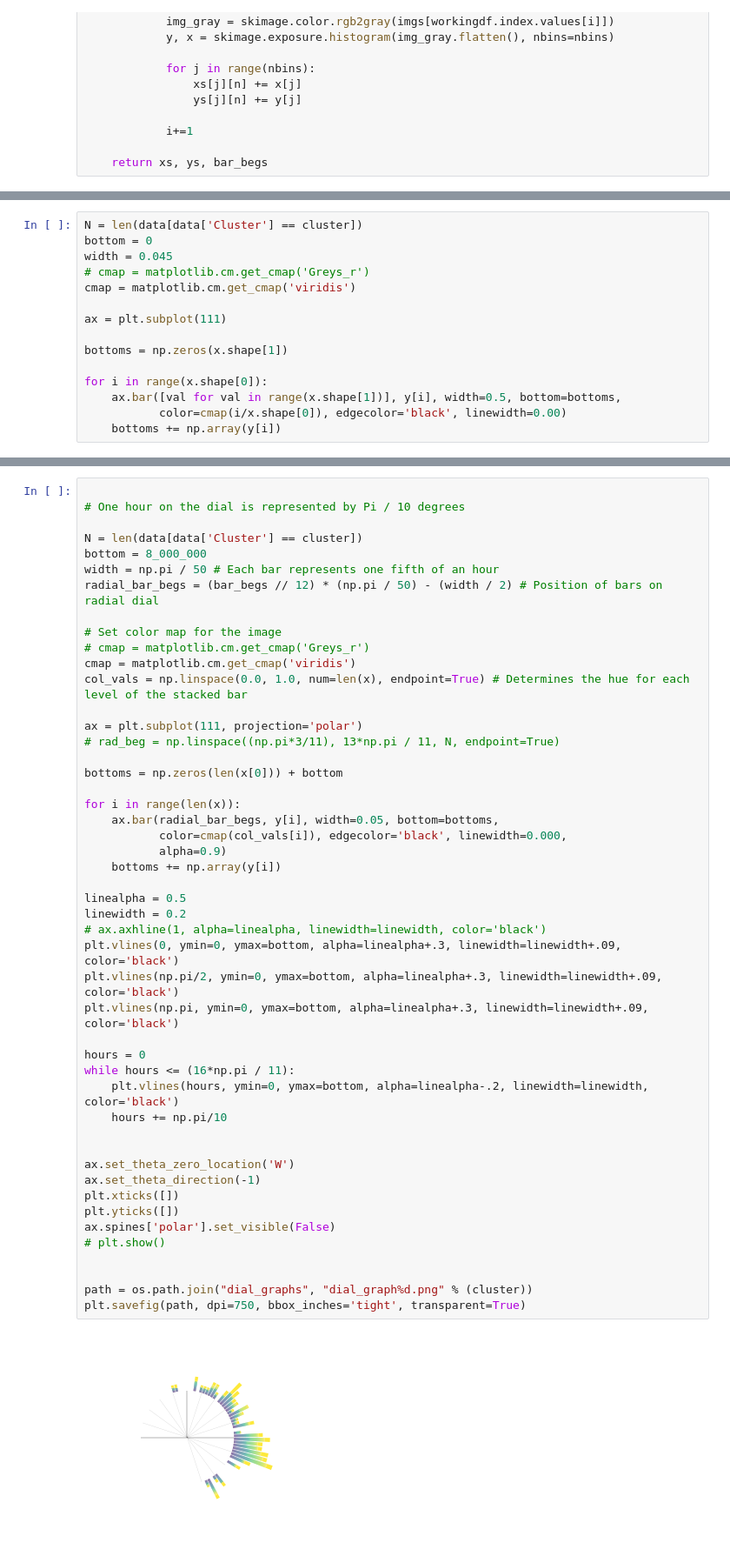
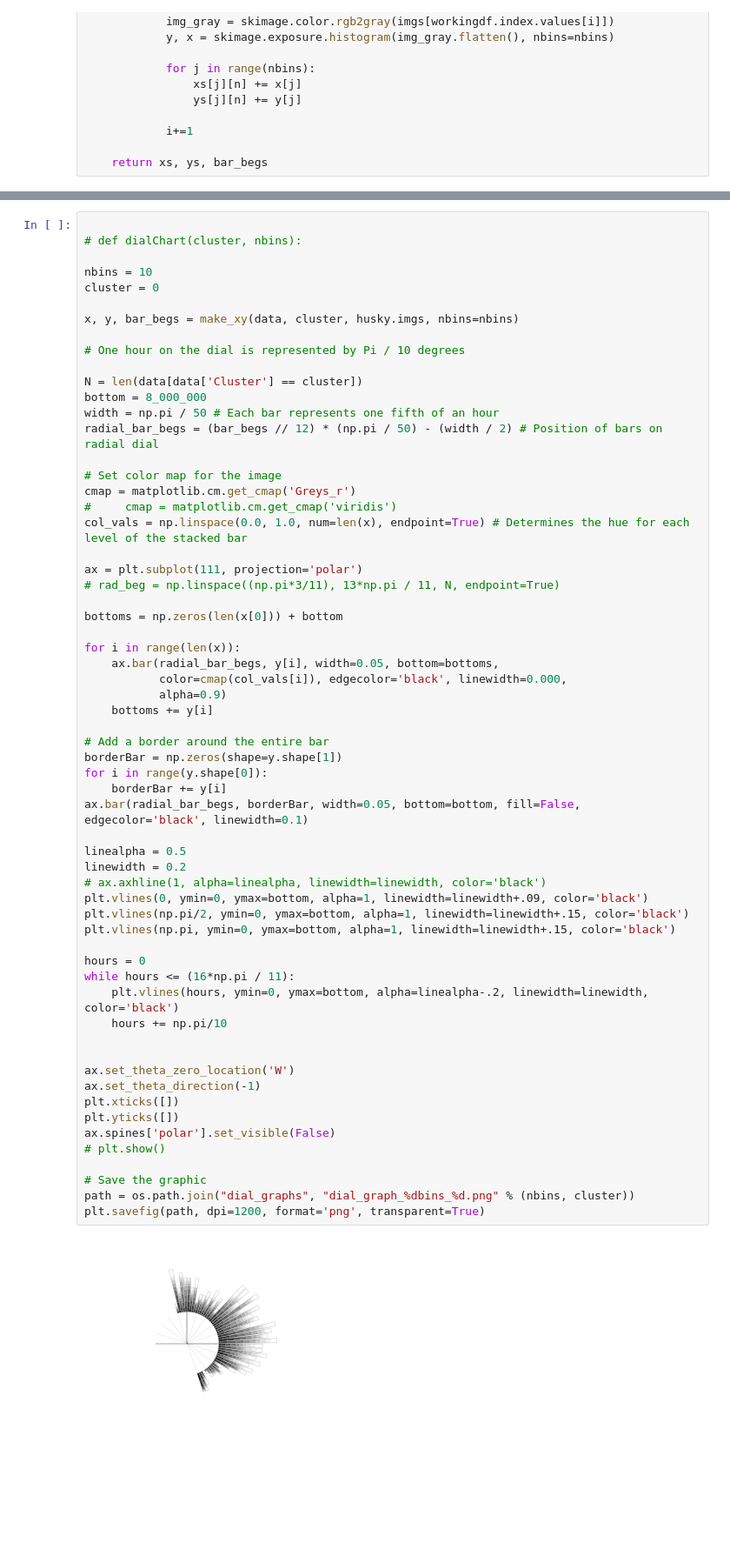
Before and after one commit to SundryTomatoes/gnomon, a Jupyter notebook: dial_pixel_graph.ipynb, the cells around one changed output, grey strips where cells are left out. Shown: that part at 87% size. Drawn from its saved outputs; the diff is of its cells as text; blank space fills up the shorter version.

Commit message:
Fixed dial graph

```diff
--- a/dial_pixel_graph.ipynb
+++ b/dial_pixel_graph.ipynb
@@ -141,15 +112,0 @@ See the caveats in the documentation: http://pandas.pydata.org/pandas-docs/stabl
-# %%
-N = len(data[data['Cluster'] == cluster])
-bottom = 0
-width = 0.045
-# cmap = matplotlib.cm.get_cmap('Greys_r')
-cmap = matplotlib.cm.get_cmap('viridis')
-
-ax = plt.subplot(111)
-
-bottoms = np.zeros(x.shape[1])
-
-for i in range(x.shape[0]):
-    ax.bar([val for val in range(x.shape[1])], y[i], width=0.5, bottom=bottoms,
-           color=cmap(i/x.shape[0]), edgecolor='black', linewidth=0.00)
-    bottoms += np.array(y[i])
@@ -204,4 +113,11 @@ See the caveats in the documentation: http://pandas.pydata.org/pandas-docs/stabl
 # %%
+
+# def dialChart(cluster, nbins):
+
+nbins = 10
+cluster = 0
+
+x, y, bar_begs = make_xy(data, cluster, husky.imgs, nbins=nbins)
 
 # One hour on the dial is represented by Pi / 10 degrees
 
@@ -211,43 +127,49 @@ width = np.pi / 50 # Each bar represents one fifth of an hour
 radial_bar_begs = (bar_begs // 12) * (np.pi / 50) - (width / 2) # Position of bars on radial dial
 
 # Set color map for the image
-# cmap = matplotlib.cm.get_cmap('Greys_r')
-cmap = matplotlib.cm.get_cmap('viridis')
+cmap = matplotlib.cm.get_cmap('Greys_r')
+#     cmap = matplotlib.cm.get_cmap('viridis')
 col_vals = np.linspace(0.0, 1.0, num=len(x), endpoint=True) # Determines the hue for each level of the stacked bar
 
 ax = plt.subplot(111, projection='polar')
 # rad_beg = np.linspace((np.pi*3/11), 13*np.pi / 11, N, endpoint=True)
 
 bottoms = np.zeros(len(x[0])) + bottom
 
 for i in range(len(x)):
     ax.bar(radial_bar_begs, y[i], width=0.05, bottom=bottoms,
            color=cmap(col_vals[i]), edgecolor='black', linewidth=0.000,
            alpha=0.9)
-    bottoms += np.array(y[i])
+    bottoms += y[i]
+
+# Add a border around the entire bar
+borderBar = np.zeros(shape=y.shape[1])
+for i in range(y.shape[0]):
+    borderBar += y[i]
+ax.bar(radial_bar_begs, borderBar, width=0.05, bottom=bottom, fill=False, edgecolor='black', linewidth=0.1)
 
 linealpha = 0.5
 linewidth = 0.2
 # ax.axhline(1, alpha=linealpha, linewidth=linewidth, color='black')
-plt.vlines(0, ymin=0, ymax=bottom, alpha=linealpha+.3, linewidth=linewidth+.09, color='black')
-plt.vlines(np.pi/2, ymin=0, ymax=bottom, alpha=linealpha+.3, linewidth=linewidth+.09, color='black')
-plt.vlines(np.pi, ymin=0, ymax=bottom, alpha=linealpha+.3, linewidth=linewidth+.09, color='black')
+plt.vlines(0, ymin=0, ymax=bottom, alpha=1, linewidth=linewidth+.09, color='black')
+plt.vlines(np.pi/2, ymin=0, ymax=bottom, alpha=1, linewidth=linewidth+.15, color='black')
+plt.vlines(np.pi, ymin=0, ymax=bottom, alpha=1, linewidth=linewidth+.15, color='black')
 
 hours = 0
 while hours <= (16*np.pi / 11):
     plt.vlines(hours, ymin=0, ymax=bottom, alpha=linealpha-.2, linewidth=linewidth, color='black')
     hours += np.pi/10
 
 
 ax.set_theta_zero_location('W')
 ax.set_theta_direction(-1)
 plt.xticks([])
 plt.yticks([])
 ax.spines['polar'].set_visible(False)
 # plt.show()
 
-
-path = os.path.join("dial_graphs", "dial_graph%d.png" % (cluster))
-plt.savefig(path, dpi=750, bbox_inches='tight', transparent=True)
+# Save the graphic
+path = os.path.join("dial_graphs", "dial_graph_%dbins_%d.png" % (nbins, cluster))
+plt.savefig(path, dpi=1200, format='png', transparent=True)
 # %% [output]
-[figure, old version]
+[figure, new version]
```
Also changed, not shown: parts of 12 cells of this notebook, 6 other files.
